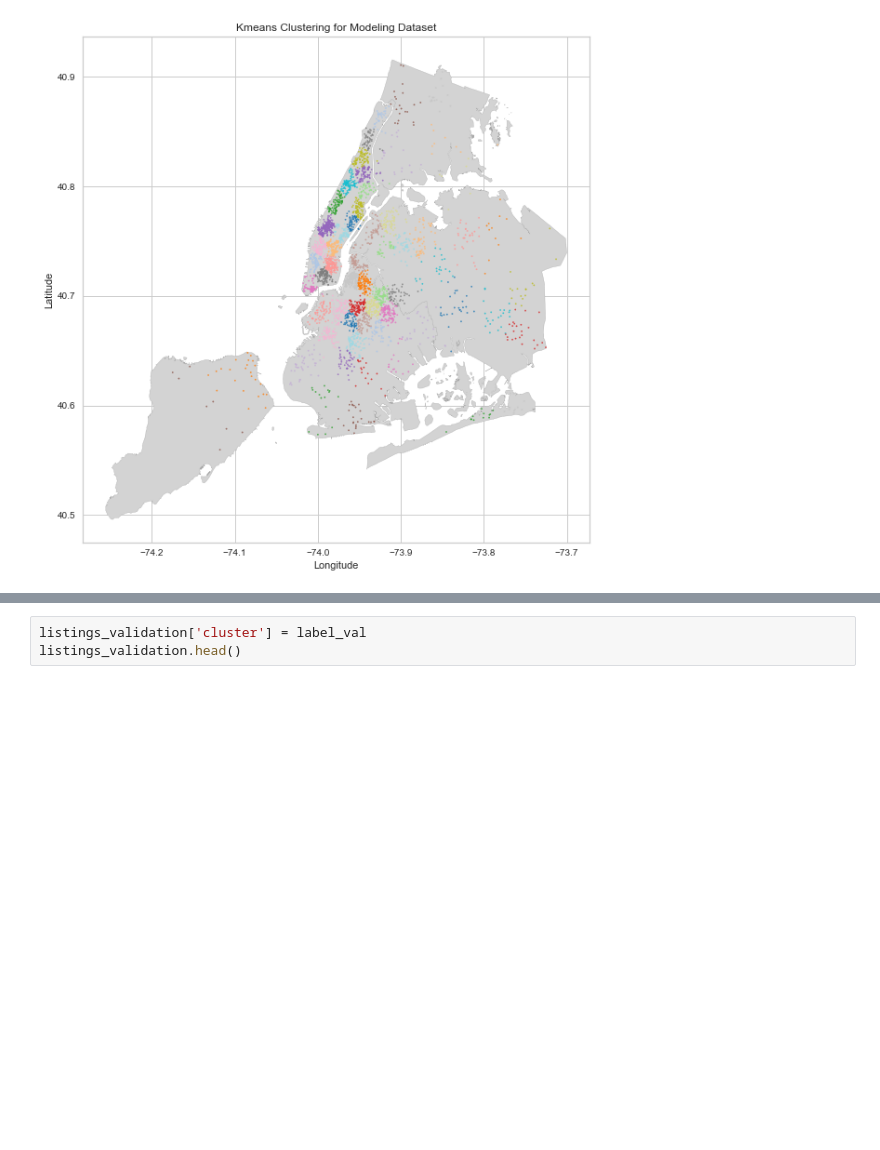
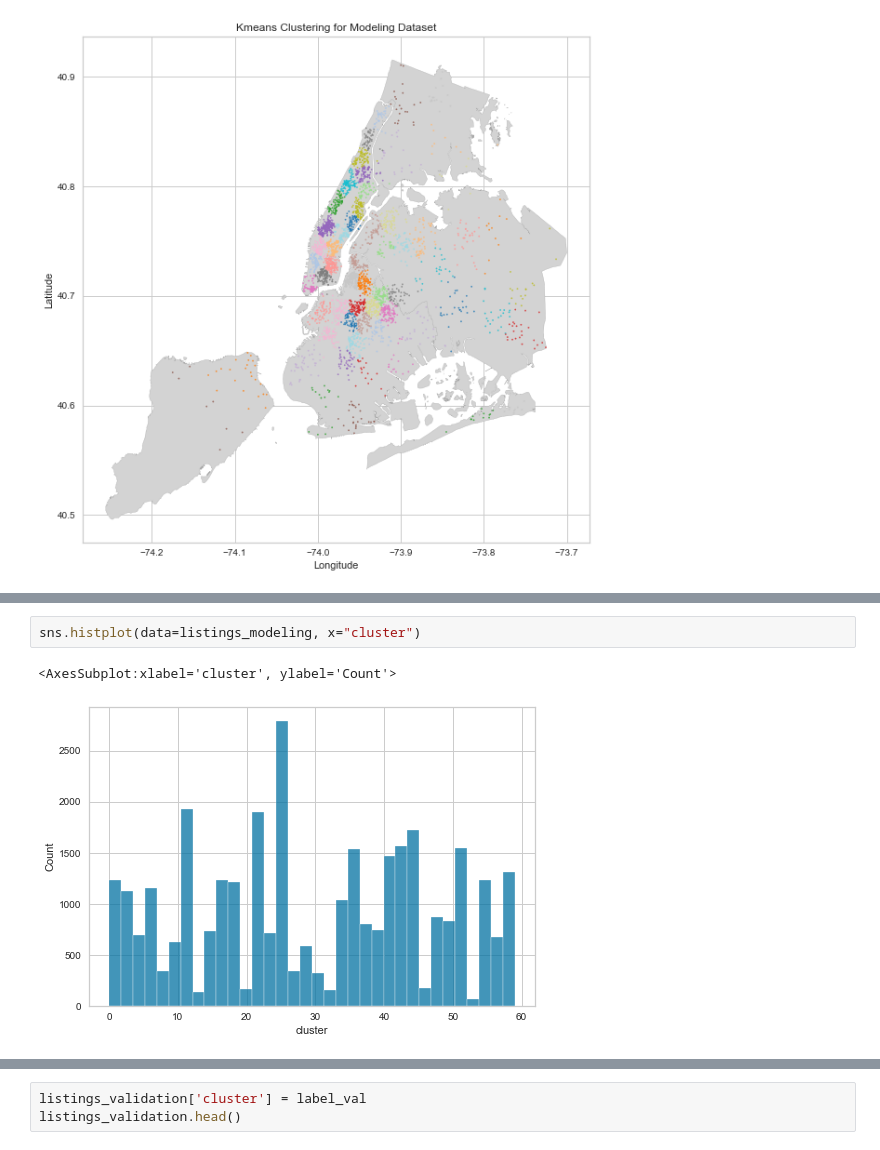
Before and after one commit to rickfontenot/airbnb, a Jupyter notebook: Lab3/lab3_team.ipynb, the cells around one changed output, grey strips where cells are left out. Cells and saved outputs as stored; diff of their text form; blank space fills up the shorter version.

```diff
--- a/Lab3/lab3_team.ipynb
+++ b/Lab3/lab3_team.ipynb
@@ -1408,3 +1408,8 @@ listings_modeling.head()
 | 33666 | 49289061 | 40.75772 | -73.99546 | 3 | 299.0 | 30 | 1.0 | 0 | ... |
 | 29146 | 45115299 | 40.72779 | -74.00050 | 2 | 126.0 | 0 | 1.0 | 0 | ... |
 | 30590 | 46428638 | 40.70518 | -74.00587 | 4 | 163.0 | 23 | 1.0 | 0 | ... |
+# %%
+sns.histplot(data=listings_modeling, x="cluster")
+# %% [output]
+<AxesSubplot:xlabel='cluster', ylabel='Count'>
+[figure, added]
```
Also changed, not shown: parts of 1 cell of this notebook.
